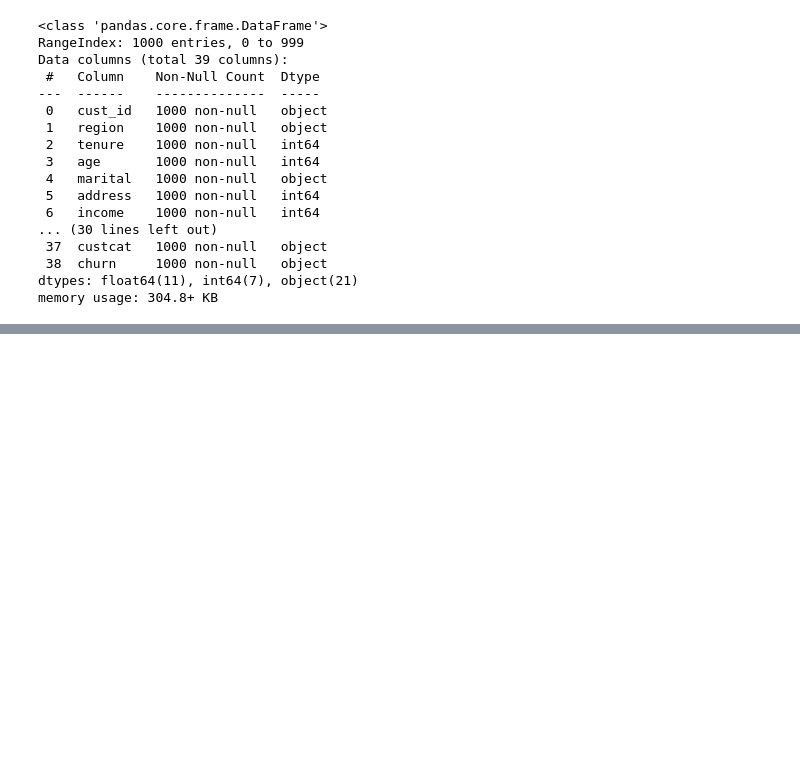
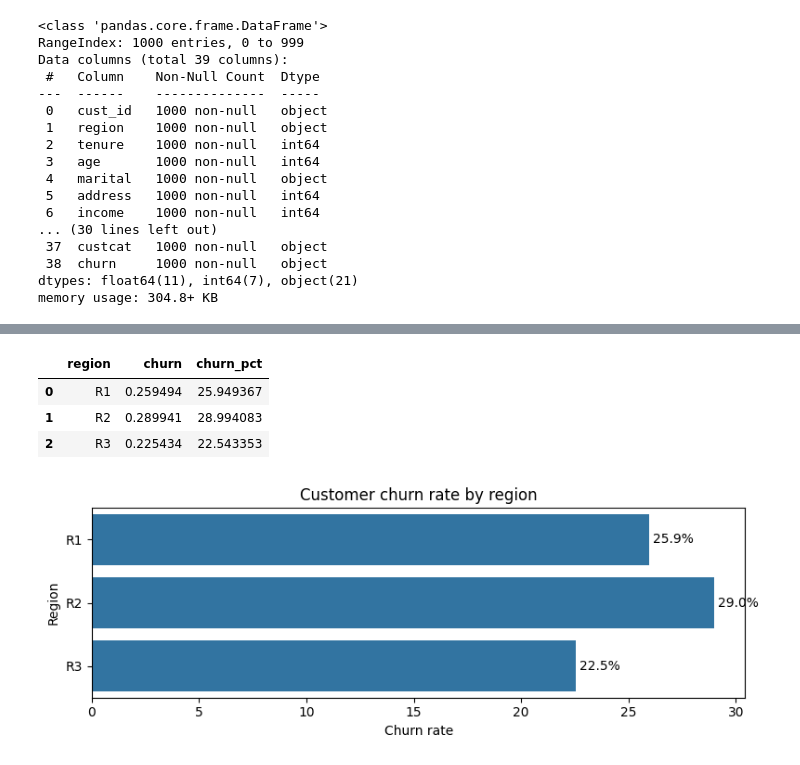
Before and after one commit to markqle/telecomchurning, a Jupyter notebook: TelecomChurning.ipynb, the cells around one changed output, grey strips where cells are left out. Drawn from its saved outputs; the diff is of its cells as text; code cells hidden in the pictures; blank space fills up the shorter version.

```diff
--- a/TelecomChurning.ipynb
+++ b/TelecomChurning.ipynb
@@ -62,0 +120,6 @@ memory usage: 304.8+ KB
+# %%
+#EDA
+# convert yes / no to 0,1
+yn_cols = ["marital","tollfree","equip","callcard","wireless","multline","voice","pager",
+           "internet","callid","callwait","forward","confer","ebill","retire","churn"]
+df[yn_cols] = (df[yn_cols] == "Y").astype("Int8")
@@ -62,0 +146,23 @@ memory usage: 304.8+ KB
+# %%
+rate = df.groupby("region", as_index=False)["churn"].mean()
+rate["churn_pct"] = rate["churn"] * 100
+# %%
+rate
+# %% [output]
+|  | region | churn | churn_pct |
+| 0 | R1 | 0.259494 | 25.949367 |
+| 1 | R2 | 0.289941 | 28.994083 |
+| 2 | R3 | 0.225434 | 22.543353 |
+# %%
+plt.figure(figsize=(8, 3))
+ax = sns.barplot(data=rate, y="region", x="churn_pct")
+ax.set_xlabel("Churn rate")
+ax.set_ylabel("Region")
+ax.set_title("Customer churn rate by region")
+for c in ax.containers:
+    ax.bar_label(c, fmt="%.1f%%", padding=3)
+
+plt.tight_layout()
+plt.show()
+# %% [output]
+[figure, added]
```
Also changed, not shown: parts of 21 cells of this notebook.
